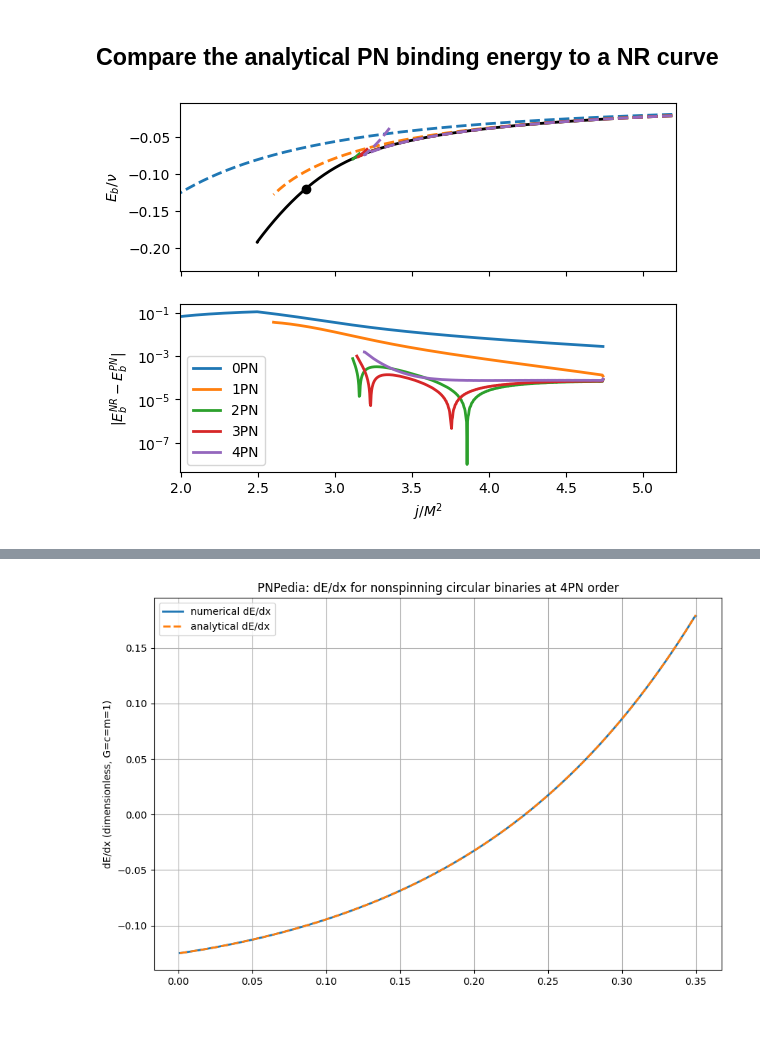
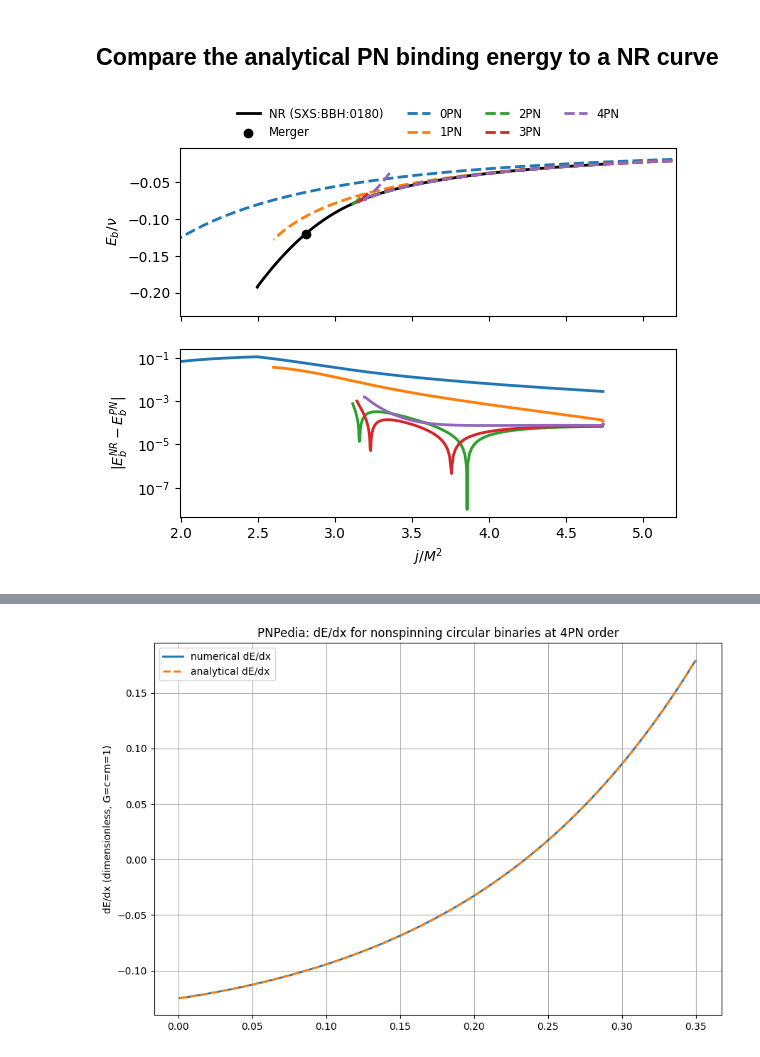
Before and after one commit to RoxGamba/PyART, a Jupyter notebook: docs/source/tutorials/pnpedia.ipynb, the cells around one changed output, grey strips where cells are left out. Saved outputs shown, nothing was run; the diff lists cells and outputs as text; code cells hidden in the pictures; blank space fills up the shorter version.

```diff
--- a/docs/source/tutorials/pnpedia.ipynb
+++ b/docs/source/tutorials/pnpedia.ipynb
@@ -69,74 +90,87 @@ plt.show()
 ## Compare the analytical PN binding energy to a NR curve
 # %%
 # binding energy vs angular momentum plot, compare with NR
-# Note: this NR comparison is rather "naive", one should in principle shift the NR curve
+# Note: this NR comparison is rather "naive". One should in principle shift the NR curve
 # such that the final state (remnant) coincides with the last point of the NR curve, see
 # the appendix of https://arxiv.org/pdf/1506.08457
 
+from PyART.catalogs import sxs
 
-# NR curve from SXS catalog
-from PyART.catalogs import sxs
-sxs_waveform = sxs.Waveform_SXS(ID='0180',
-                                download=True,
-                                ignore_deprecation=True,
-                                downloads=["hlm", "metadata", "horizons"],
-                                load=["hlm", "metadata", "horizons"]
-                                )
-t_max, _, _, _, mrg_idx = sxs_waveform.find_max(return_idx=True, mode=(2,2))
-M_adm_0 = sxs_waveform.metadata['E0byM']
-J_adm_0 = sxs_waveform.metadata['Jz0']
-m1 = sxs_waveform.metadata['m1']
-m2 = sxs_waveform.metadata['m2']
+# NR curve from the SXS catalog
+sxs_waveform = sxs.Waveform_SXS(
+    ID="0180",
+    download=True,
+    ignore_deprecation=True,
+    downloads=["hlm", "metadata", "horizons"],
+    load=["hlm", "metadata", "horizons"],
+)
+t_max, _, _, _, mrg_idx = sxs_waveform.find_max(return_idx=True, mode=(2, 2))
+M_adm_0 = sxs_waveform.metadata["E0byM"]
+J_adm_0 = sxs_waveform.metadata["Jz0"]
+m1 = sxs_waveform.metadata["m1"]
+m2 = sxs_waveform.metadata["m2"]
 modes = [(2, 2), (2, 1), (3, 3), (4, 4), (2, -2), (2, -1), (3, -3), (4, -4)]
 eb, e, jorb = sxs_waveform.ej_from_hlm(M_adm_0, J_adm_0, m1, m2, modes=modes)
 
 # identify NR merger
 e_mrg = eb[mrg_idx]
 j_mrg = jorb[mrg_idx]
 
 fig, ax = plt.subplots(2, 1, sharex=True)
 ax0, ax1 = ax
-ax0.plot(jorb, eb, 'k-', lw=2, label='NR (SXS:BBH:0180)')
-ax0.scatter(j_mrg, e_mrg, color='k', label='Merger')
+ax0.plot(jorb, eb, "k-", lw=2, label="NR (SXS:BBH:0180)")
+ax0.scatter(j_mrg, e_mrg, color="k", label="Merger")
 
-# flip arrays to have increasing J/nu
+# Flip arrays to have increasing J/nu for interpolation.
 jorb = jorb[::-1]
 eb = eb[::-1]
 
 # PN curve (NPN order)
-for order, color in zip(energy_orders, ['C0', 'C1', 'C2', 'C3', 'C4']):
-    analytic_E, vrse = npd.get_pn_quantity('energy_circular_nonspinning_binding',order ).to_function()
-    analytic_J, vrsj = npd.get_pn_quantity('angular_momentum_circular_nonspinning_conservative', order).to_function()
+for order, color in zip(energy_orders, ["C0", "C1", "C2", "C3", "C4"]):
+    energy_expr = npd.get_pn_quantity(
+        "energy_circular_nonspinning_binding", order=order
+    )
+    angular_momentum_expr = npd.get_pn_quantity(
+        "angular_momentum_circular_nonspinning_conservative", order=order
+    )
 
-    # Use the same value_map as before
-    value_map = {'G': 1.0, 'b0': 1.0, 'c': 1.0, 'm': 1.0, 'nu': 0.25, 'x': x}
-    E = analytic_E(*[value_map[str(s)] for s in vrse])
-    J = analytic_J(*[value_map[str(s)] for s in vrsj])
+    E, _ = evaluate_expression(energy_expr)
+    J, _ = evaluate_expression(angular_momentum_expr)
 
+    ax0.plot(
+        J / value_map["nu"],
+        E / value_map["nu"],
+        "--",
+        color=color,
+        lw=2,
+        label=f"{order}PN",
+    )
 
-    ax0.plot(J/value_map['nu'], E/value_map['nu'], '--',color=color, lw=2, label=f'{order}PN')
-    # plot residuals
-    # find closes point where J/nu ~Jmin and flip arrays to have increasing J/nu
-    jmin, jmax = min(J/value_map['nu']), max(jorb)
+    # Plot residuals after interpolating both curves on a shared J grid.
+    jmin, jmax = np.min(J / value_map["nu"]), np.max(jorb)
     jint = np.linspace(jmin, jmax, 500)
-    idx_min = np.argmin(np.abs(J/value_map['nu'] - jmin))
-    J = J[:idx_min-1]
-    E = E[:idx_min-1]
-    J = J[::-1]
-    E = E[::-1]
+    idx_min = np.argmin(np.abs(J / value_map["nu"] - jmin))
+    J_plot = J[: idx_min - 1][::-1]
+    E_plot = E[: idx_min - 1][::-1]
 
     eb_nr_int = np.interp(jint, jorb, eb)
-    eb_pn_int = np.interp(jint, J/value_map['nu'], E/value_map['nu'])
+    eb_pn_int = np.interp(jint, J_plot / value_map["nu"], E_plot / value_map["nu"])
     deltaE = np.abs(eb_nr_int - eb_pn_int)
-    ax1.semilogy(jint, deltaE, '-', lw=2, color=color, label=f'{int(order)}PN')
+    ax1.semilogy(jint, deltaE, "-", lw=2, color=color, label=f"{order}PN")
 
-ax0.set_xlim(min(jorb)*0.8, max(jorb)*1.1)
-ax0.set_ylim(min(eb)*1.2, max(eb)*0.1)
-ax0.set_ylabel(r'$E_b/\nu$')
-ax1.set_xlabel(r'$j/M^2$')
-ax1.legend()
-ax1.set_ylabel(r'$|E_b^{NR} - E_b^{PN}|$')
+ax0.set_xlim(np.min(jorb) * 0.8, np.max(jorb) * 1.1)
+ax0.set_ylim(np.min(eb) * 1.2, np.max(eb) * 0.1)
+ax0.set_ylabel(r"$E_b/\nu$")
+# legend out of plot, on top and horizontal
+ax0.legend(loc="upper center",
+           bbox_to_anchor=(0.5, 1.3),
+           ncol=4, fontsize="small",
+           fancybox=False,
+           edgecolor='none'
+        )
+ax1.set_xlabel(r"$j/M^2$")
+ax1.set_ylabel(r"$|E_b^{NR} - E_b^{PN}|$")
 plt.show()
 # %% [output]
-[figure, old version]
+[figure, new version]
 # %% [markdown]
```
Also changed, not shown: parts of 5 cells of this notebook, 1 other file.
